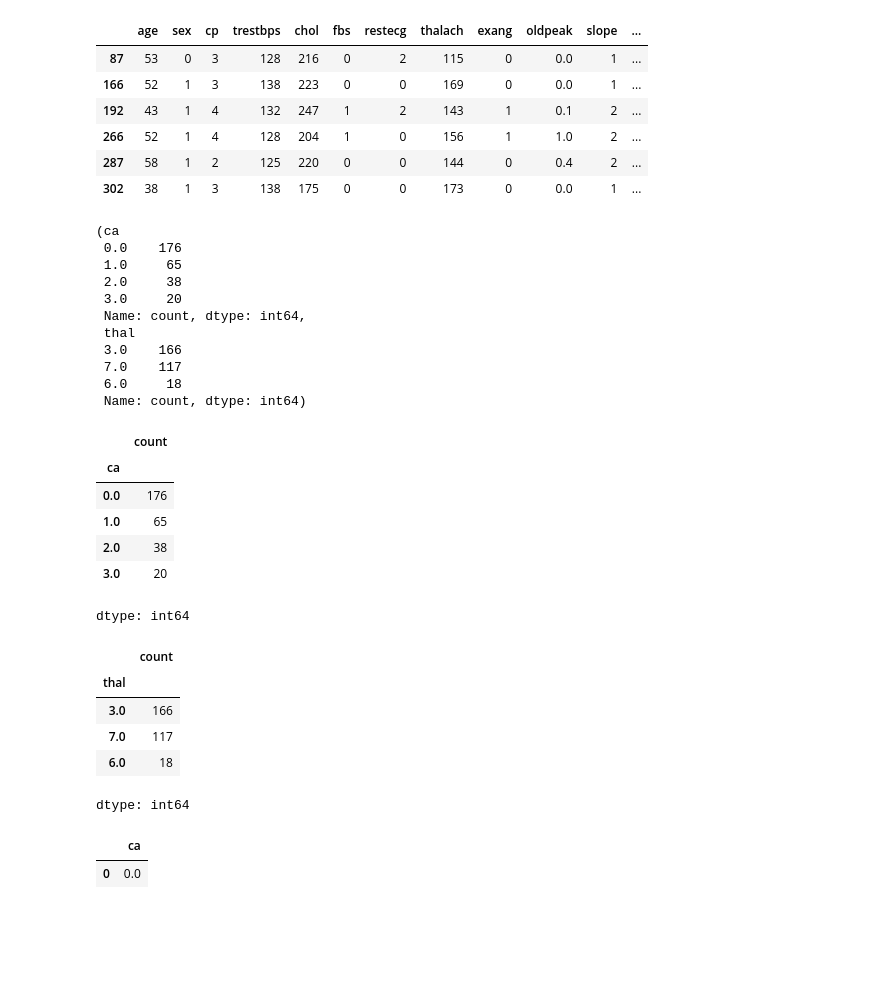
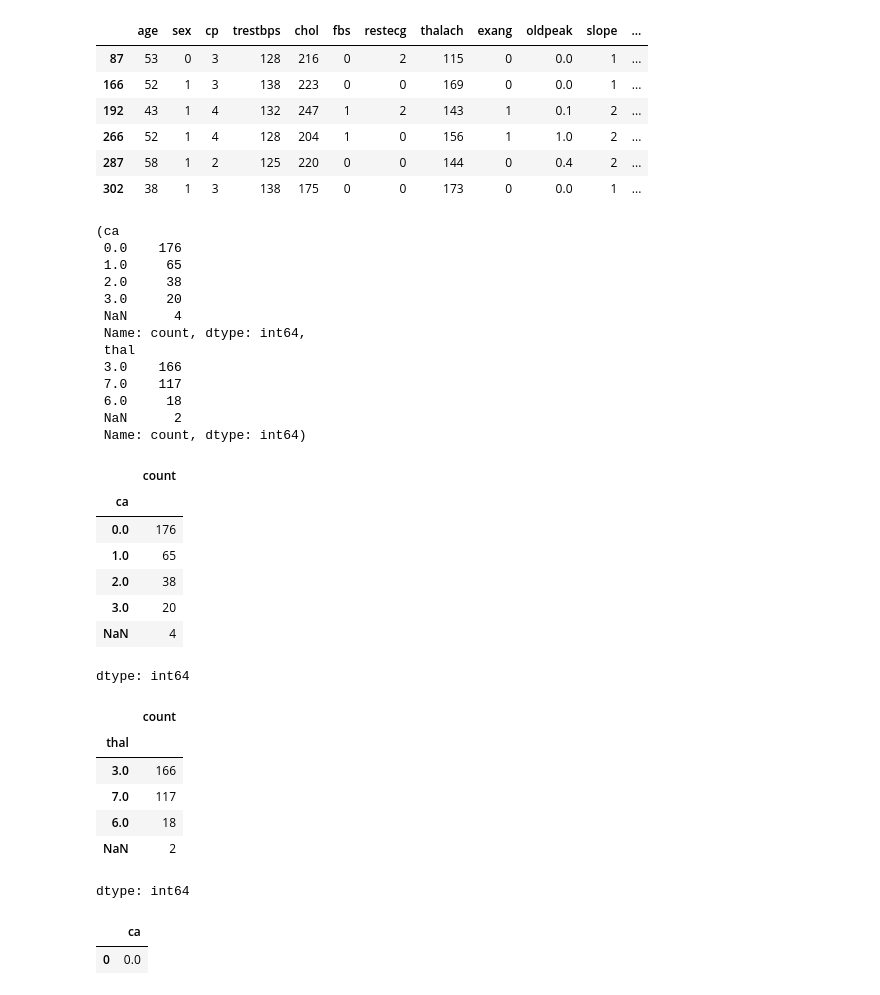
Before and after one commit to ai7dnn/PyTorch-DL, a Jupyter notebook: code/PT04.ipynb, the cells around one changed output. Drawn from its saved outputs; the diff is of its cells as text; code cells hidden in the pictures; blank space fills up the shorter version.

```diff
--- a/code/PT04.ipynb
+++ b/code/PT04.ipynb
@@ -147,37 +153,41 @@ df[df.isna().any(axis=1)]
 | 287 | 58 | 1 | 2 | 125 | 220 | 0 | 0 | 144 | 0 | 0.4 | 2 | ... |
 | 302 | 38 | 1 | 3 | 138 | 175 | 0 | 0 | 173 | 0 | 0.0 | 1 | ... |
 # %%
-df.ca.value_counts(), df.thal.value_counts()
+df.ca.value_counts(dropna=False), df.thal.value_counts(dropna=False)
 # %% [output]
 (ca
  0.0    176
  1.0     65
  2.0     38
  3.0     20
+ NaN      4
  Name: count, dtype: int64,
  thal
  3.0    166
  7.0    117
  6.0     18
+ NaN      2
  Name: count, dtype: int64)
 # %%
-df.ca.value_counts()
+df.ca.value_counts(dropna=False)
 # %% [output]
 |  | count |
 | ca |  |
 | 0.0 | 176 |
 | 1.0 | 65 |
 | 2.0 | 38 |
 | 3.0 | 20 |
+| NaN | 4 |
 dtype: int64
 # %%
-df.thal.value_counts()
+df.thal.value_counts(dropna=False)
 # %% [output]
 |  | count |
 | thal |  |
 | 3.0 | 166 |
 | 7.0 | 117 |
 | 6.0 | 18 |
+| NaN | 2 |
 dtype: int64
 # %%
 df["ca"].mode()
```
Also changed, not shown: parts of 2 cells of this notebook.
